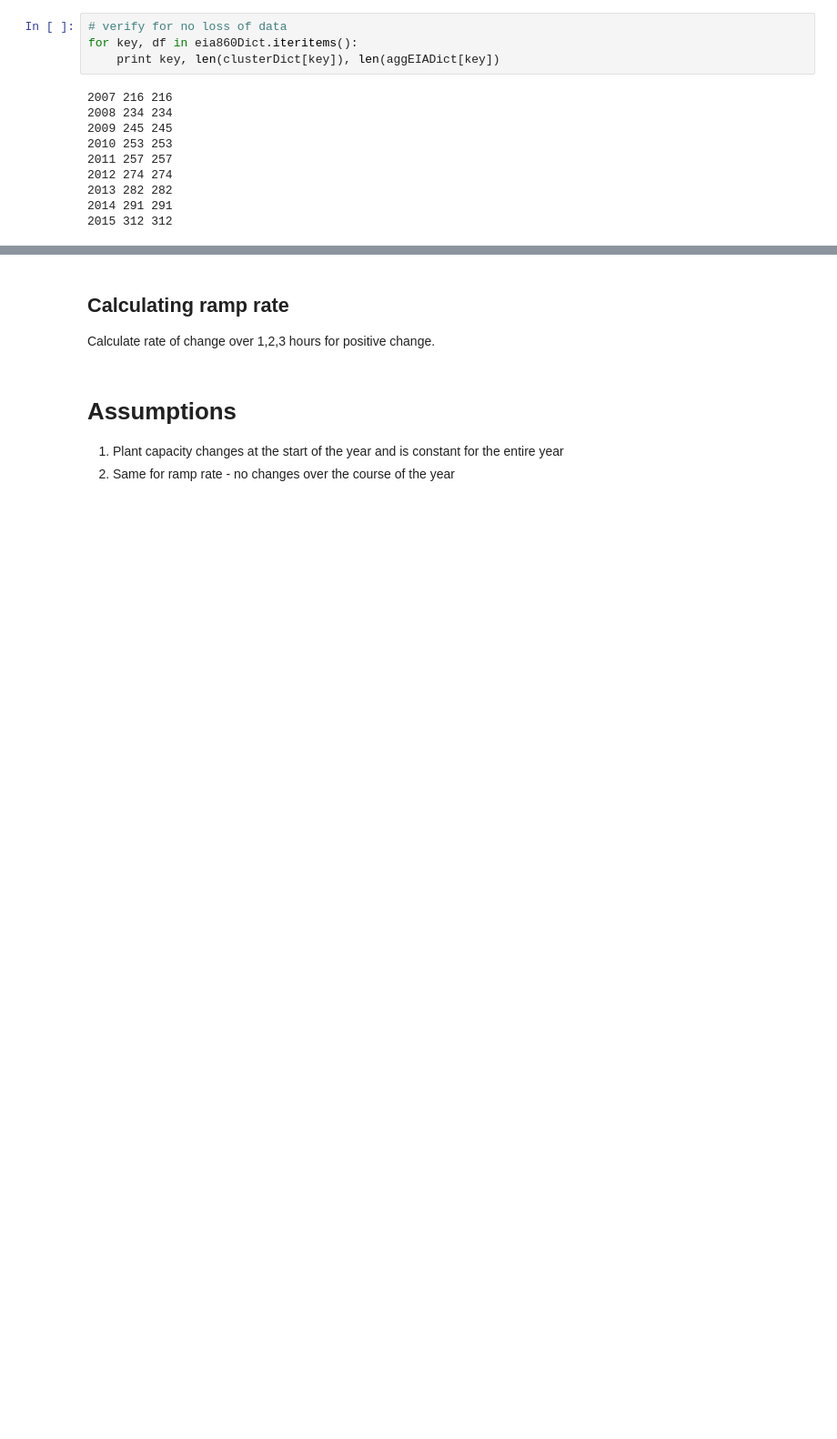
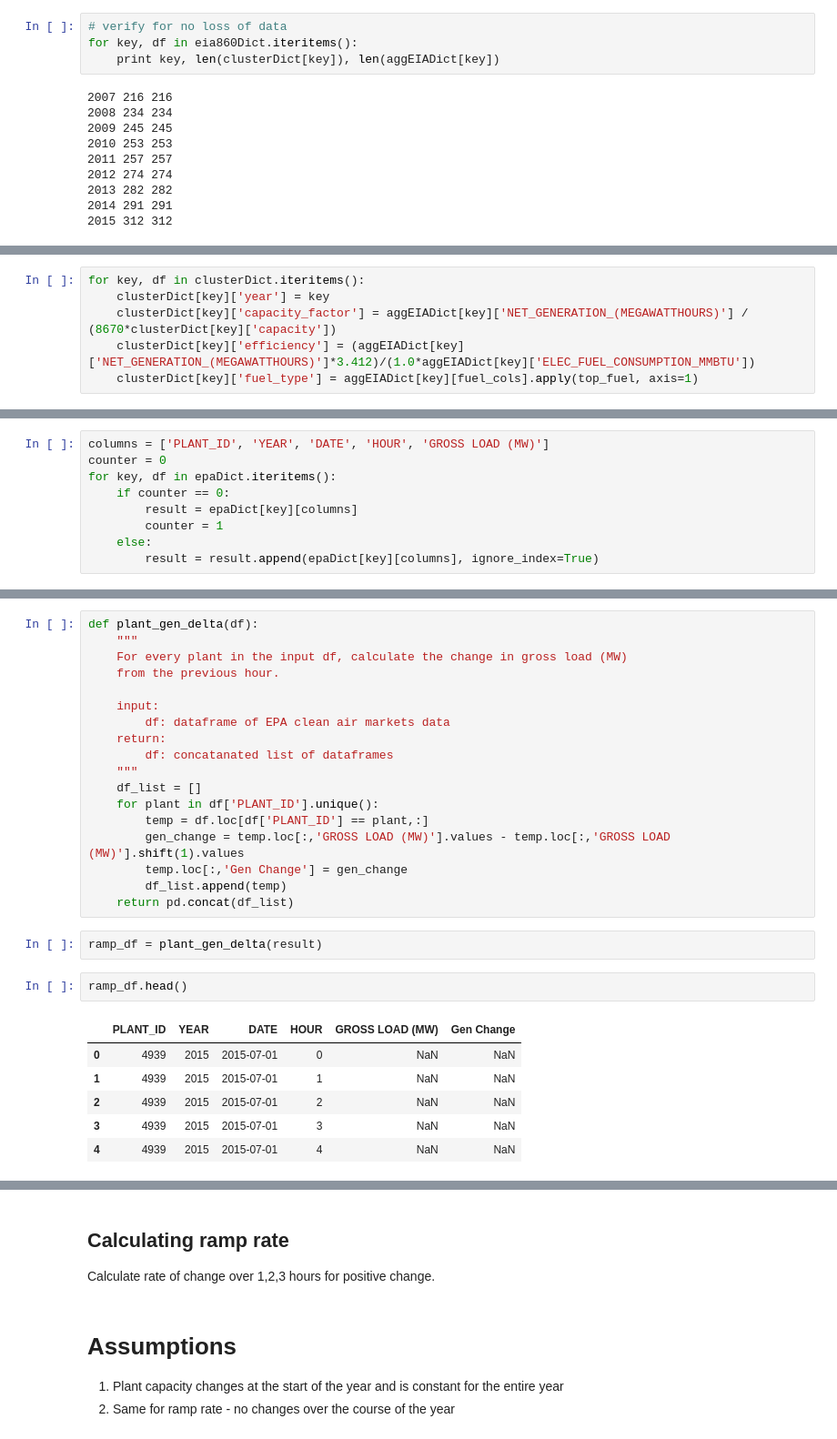
Before and after one commit to gschivley/ERCOT_power, a Jupyter notebook: Raw Data/Merging EPA and EIA.ipynb, the cells around one changed output, grey strips where cells are left out. Shown: that part at 91% size. Cells and saved outputs as stored; diff of their text form; blank space fills up the shorter version.

```diff
--- a/Raw Data/Merging EPA and EIA.ipynb
+++ b/Raw Data/Merging EPA and EIA.ipynb
@@ -524,0 +538,6 @@ clusterDict[2015].head()
+# %%
+for key, df in clusterDict.iteritems():
+    clusterDict[key]['year'] = key
+    clusterDict[key]['capacity_factor'] = aggEIADict[key]['NET_GENERATION_(MEGAWATTHOURS)'] / (8670*clusterDict[key]['capacity'])
+    clusterDict[key]['efficiency'] = (aggEIADict[key]['NET_GENERATION_(MEGAWATTHOURS)']*3.412)/(1.0*aggEIADict[key]['ELEC_FUEL_CONSUMPTION_MMBTU'])
+    clusterDict[key]['fuel_type'] = aggEIADict[key][fuel_cols].apply(top_fuel, axis=1)
@@ -524,0 +546,9 @@ clusterDict[2015].head()
+# %%
+columns = ['PLANT_ID', 'YEAR', 'DATE', 'HOUR', 'GROSS LOAD (MW)']
+counter = 0
+for key, df in epaDict.iteritems():
+    if counter == 0:
+        result = epaDict[key][columns]
+        counter = 1
+    else:
+        result = result.append(epaDict[key][columns], ignore_index=True)
@@ -524,0 +557,29 @@ clusterDict[2015].head()
+# %%
+def plant_gen_delta(df):
+    """
+    For every plant in the input df, calculate the change in gross load (MW)
+    from the previous hour.
+
+    input:
+        df: dataframe of EPA clean air markets data
+    return:
+        df: concatanated list of dataframes
+    """
+    df_list = []
+    for plant in df['PLANT_ID'].unique():
+        temp = df.loc[df['PLANT_ID'] == plant,:]
+        gen_change = temp.loc[:,'GROSS LOAD (MW)'].values - temp.loc[:,'GROSS LOAD (MW)'].shift(1).values
+        temp.loc[:,'Gen Change'] = gen_change
+        df_list.append(temp)
+    return pd.concat(df_list)
+# %%
+ramp_df = plant_gen_delta(result)
+# %%
+ramp_df.head()
+# %% [output]
+|  | PLANT_ID | YEAR | DATE | HOUR | GROSS LOAD (MW) | Gen Change |
+| 0 | 4939 | 2015 | 2015-07-01 | 0 | NaN | NaN |
+| 1 | 4939 | 2015 | 2015-07-01 | 1 | NaN | NaN |
+| 2 | 4939 | 2015 | 2015-07-01 | 2 | NaN | NaN |
+| 3 | 4939 | 2015 | 2015-07-01 | 3 | NaN | NaN |
+| 4 | 4939 | 2015 | 2015-07-01 | 4 | NaN | NaN |
```
Also changed, not shown: parts of 20 cells of this notebook.
